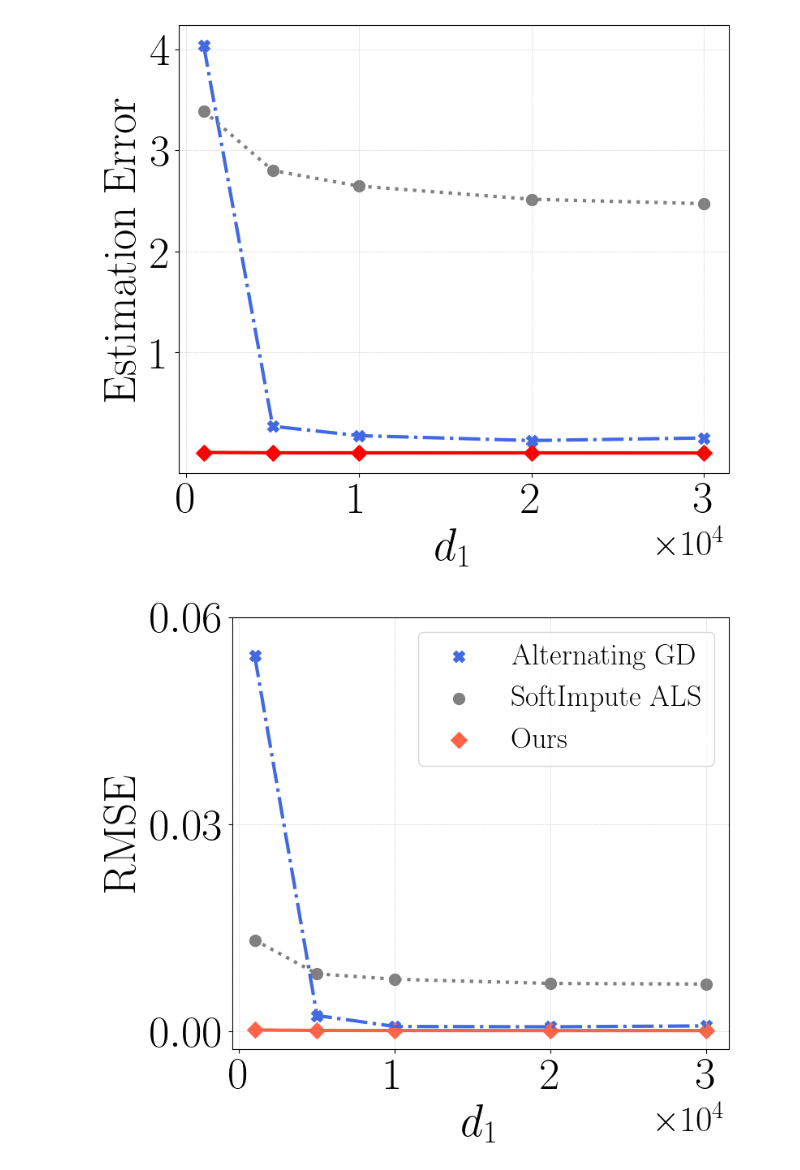
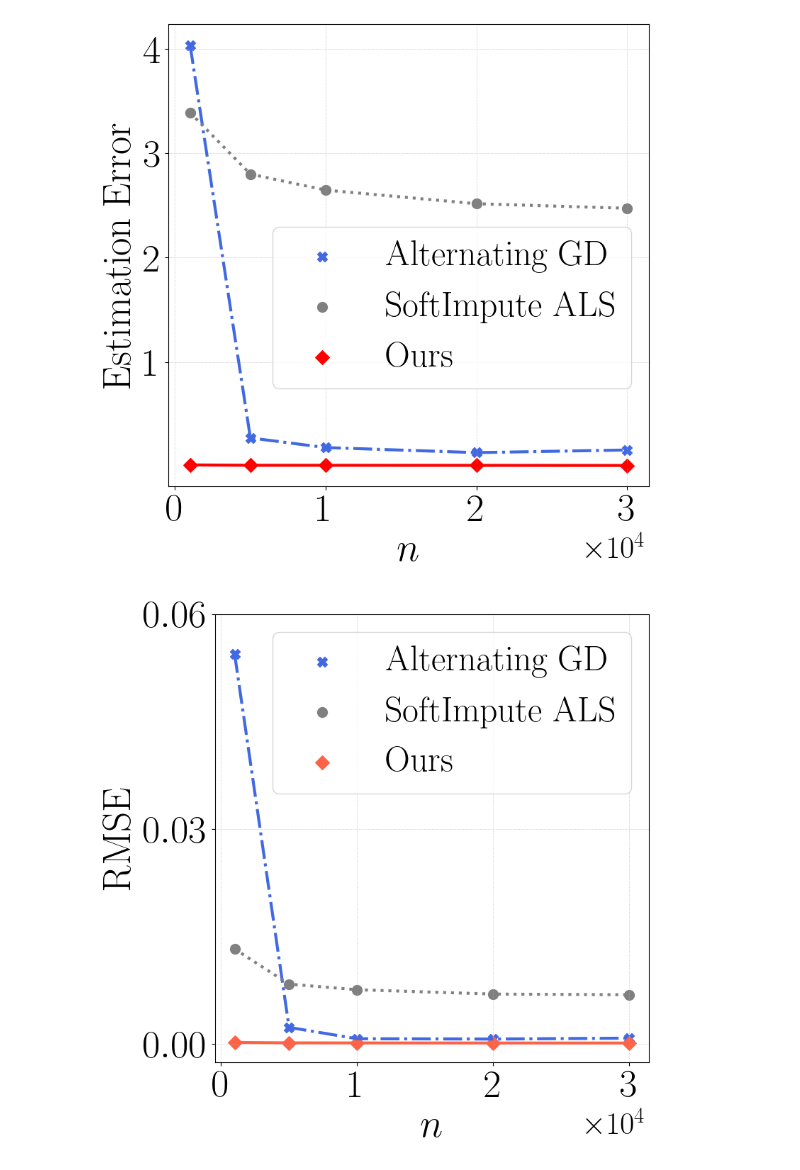
Before and after one commit to VirtuosoResearch/Matrix-completion-from-ultrasparse-samples, a Jupyter notebook: revised_figures/ten_entries_per_row.ipynb, the cells around one changed output. Cells and saved outputs as stored; diff of their text form; code cells hidden in the pictures.

Commit message:
plots

```diff
--- a/revised_figures/ten_entries_per_row.ipynb
+++ b/revised_figures/ten_entries_per_row.ipynb
@@ -26,38 +26,38 @@ iipw_1 = np.array([3.5301090, 2.1256210, 1.1434009, 0.3537947, 0.1257001])
 iipw = np.array([0.0124803, 0.0089291, 0.0087742, 0.0081722, 0.0072246])
 
 
-f, ax = plt.subplots(figsize=(8,7))
+f, ax = plt.subplots(figsize=(8,8))
 
 plt.plot(d1, alt_GD, lw=3, color='royalblue',ls="dashdot" )
 plt.plot(d1, softimpute_als, lw=3, color='grey', ls="dotted")
 #plt.plot(d1, nuclear_reg, lw=3, color='gold', ls="dashed")
 plt.plot(d1, iipw, color='red',lw=3)
 
 plt.scatter(d1, alt_GD, s=100, color='royalblue', label=r"$\mathrm{Alternating~GD}$", marker="X")
 plt.scatter(d1, softimpute_als, s=100, color='grey', label=r"$\mathrm{SoftImpute~ALS}$", marker="o")
 #plt.scatter(d1, nuclear_reg, s=100, color='gold', label=r"$\mathrm{Nuclear~norm~reg.}$")
 plt.scatter(d1, iipw, s=100, color='red', label=r"$\mathrm{Ours}$", marker="D")
 
-plt.xlabel(r"$d_1$", fontsize=40)
+plt.xlabel(r"$n$", fontsize=40)
 plt.ylabel(r"$\mathrm{Estimation~Error}$", fontsize=40)
 
 plt.yticks([1, 2, 3, 4],fontsize=40)
 
 xticks = [0, 10000, 20000, 30000]
 plt.xticks(xticks, fontsize=40)
 plt.ticklabel_format(style='sci', scilimits=(0,0), axis='x')
 ax.xaxis.get_offset_text().set_fontsize(32)
-#plt.legend(fontsize=30, loc='upper right')
+plt.legend(fontsize = 36, loc='upper right', bbox_to_anchor=(1, 0.6))
 
 plt.grid(lw=0.5, ls=":")
 plt.tight_layout()
 plot_name = f"ten_entries_per_row_err.pdf"
 plt.savefig(plot_name, bbox_inches='tight', format="pdf", dpi=1200)
 
 plt.show()
 plt.close()
 # %% [output]
-[figure, old version]
+[figure, new version]
 # %%
 # observed entries
 d1 = [1000, 5000, 10000, 20000, 30000]
@@ -68,7 +68,7 @@ iipw_1_rmse = np.array([0.0171125, 0.0054560, 0.0024280, 0.0006464, 0.0002289])
 #iipw_rmse = np.array([0.0012776, 0.0001402, 0.0001255, 0.0001621, 0.0002902])
 iipw_rmse = np.array([0.0002013, 0.0001393, 0.0001256, 00.0001166, 0.0001126])
 
-f, ax = plt.subplots(figsize=(8,7))
+f, ax = plt.subplots(figsize=(8,8))
 
 plt.plot(d1, alt_GD_rmse, lw=3, color='royalblue',ls="dashdot")
 plt.plot(d1, softimpute_als_rmse, lw=3, color='grey', ls="dotted")
@@ -80,13 +80,13 @@ plt.scatter(d1, softimpute_als_rmse, s=100, color='grey', label=r"$\mathrm{SoftI
 #plt.scatter(d1, nuclear_reg_rmse, s=100, color='gold', label=r"$\mathrm{Nuclear~norm~reg.}$")
 plt.scatter(d1, iipw_rmse, s=100, color='tomato', label=r"$\mathrm{Ours}$", marker="D")
 
-plt.xlabel(r"$d_1$", fontsize=40)
+plt.xlabel(r"$n$", fontsize=40)
 plt.ylabel(r"$\mathrm{RMSE}$", fontsize=40)
 
 plt.xticks([0, 10000, 20000, 30000], fontsize=40)
 plt.ticklabel_format(style='sci', scilimits=(0,0), axis='x')
 ax.xaxis.get_offset_text().set_fontsize(32)
-plt.legend(fontsize = 26, loc='upper right')
+plt.legend(fontsize = 36, loc='upper right')
 
 plt.yticks([0, 0.03, 0.06], fontsize=40)
 
@@ -98,4 +98,4 @@ plt.savefig(plot_name, bbox_inches='tight', format="pdf", dpi=1200)
 plt.show()
 plt.close()
 # %% [output]
-[figure, old version]
+[figure, new version]
```
Also changed, not shown: 5 other files.
